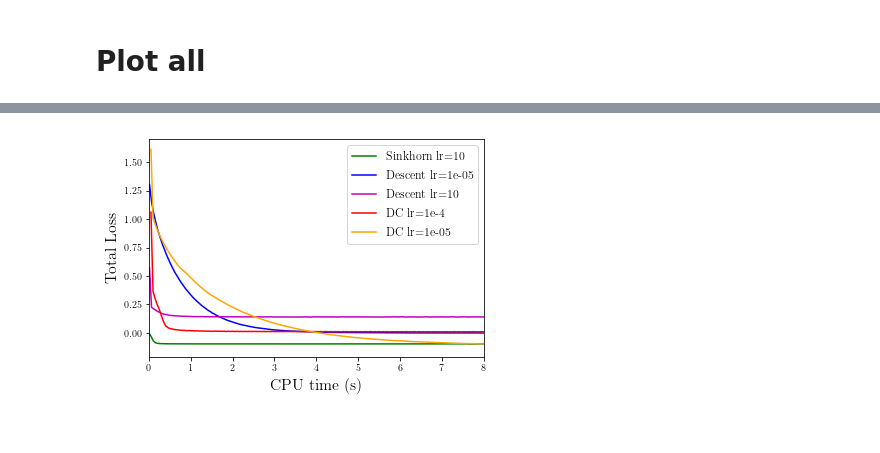
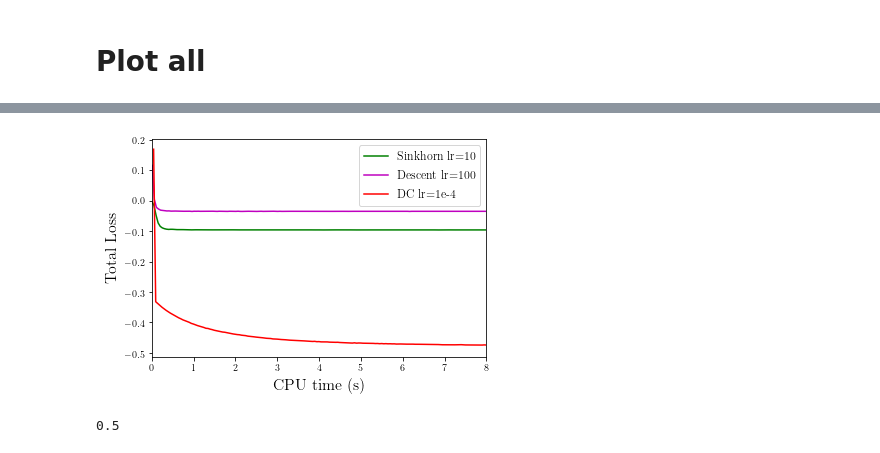
Before and after one commit to eboursier/regularized_private_learning, a Jupyter notebook: parameter_tuning.ipynb, the cells around one changed output, grey strips where cells are left out. Drawn from its saved outputs; the diff is of its cells as text; code cells hidden in the pictures.

Commit message:
add plots

```diff
--- a/parameter_tuning.ipynb
+++ b/parameter_tuning.ipynb
@@ -82,3 +80,5 @@ descentlrrange = [1e-5, 10.]
+# %%
+descentlrrange = [100.]
 # %%
 losses['descent'] = {}
 
@@ -101,8 +101,8 @@ plt.show()
 # %% [markdown]
 # DC
 # %%
-dclrrange = [1e-4, 1e-5]
-dcdualiterrange = [5]
+dclrrange = [1e-4]
+dcdualiterrange = [5.]
 # %%
 losses['dc'] = {}
 for s in itertools.product(dcdualiterrange, dclrrange):
@@ -135,6 +135,19 @@ for dclr in dclrrange:
     plt.show()
 # %% [markdown]
 # Plot all
+# %%
+plt.rcParams.update({
+    "font.family": "serif",  # use serif/main font for text elements
+    "text.usetex": True,     # use inline math for ticks
+    "pgf.rcfonts": False,    # don't setup fonts from rc parameters
+    "pgf.preamble": [
+         "\\usepackage{units}",          # load additional packages
+         "\\usepackage{metalogo}",
+         "\\usepackage{unicode-math}",   # unicode math setup
+         r"\setmathfont{xits-math.otf}",
+         r"\setmainfont{DejaVu Serif}",  # serif font via preamble
+         ]
+})
 # %%
 print(sinkiterrange)
 print(sinklrrange)
@@ -150,36 +163,37 @@ print(dclrrange)
-# %%
-plt.rc('text', usetex=True)
-plt.rc('font', family='serif')
 # %%
 plt.figure()
 
-sinkiter, sinklr = 5, 10.
+sinkiter, sinklr = 5, 10
 h, z = average(np.array(losses['sinkhorn'][(sinkiter, sinklr)]), stepsize=5e-2)
 plt.plot(h, z,'g', label='Sinkhorn lr={}'.format((int)(sinklr)))
 
-descentlr = 1e-5
-h, z = average(np.array(losses['descent'][descentlr]), stepsize=5e-2)
-plt.plot(h,z,'b', label='Descent lr={}'.format(descentlr))
+#descentlr = 1e-5
+#h, z = average(np.array(losses['descent'][descentlr]), stepsize=5e-2)
+#plt.plot(h,z,'b', label='Descent lr={}'.format(descentlr))
 
-descentlr = 10.
+descentlr = 100.
 h, z = average(np.array(losses['descent'][descentlr]), stepsize=5e-2)
 plt.plot(h,z,'m', label='Descent lr={}'.format((int)(descentlr)))
 
 dcdualiter, dclr = 5., 1e-4
 h, z = average(np.array(losses['dc'][(dcdualiter, dclr)]), stepsize=5e-2)
 plt.plot(h, z, 'r', label='DC lr=1e-4')
 
-dcdualiter, dclr = 5, 1e-5
-h, z = average(np.array(losses['dc'][(dcdualiter, dclr)]), stepsize=5e-2)
-plt.plot(h, z, 'orange', label='DC lr={}'.format(dclr))
+#dcdualiter, dclr = 5, 1e-5
+#h, z = average(np.array(losses['dc'][(dcdualiter, dclr)]), stepsize=5e-2)
+#plt.plot(h, z, 'orange', label='DC lr={}'.format(dclr))
 
 plt.legend(fontsize=12)
 plt.xlabel('CPU time (s)',fontsize=16)
 plt.ylabel('Total Loss',fontsize=16)
 plt.xlim(0, 8)
-#plt.ylim(-0.55, 0.5)
+#plt.ylim(-0.2, 0.5)
 #plt.title('{}, Sinkiter = {}'.format(device, sinkiter))
-plt.savefig('figures/lamb{}_K{}_dim{}.png'.format(lamb, K, dim))
+plt.savefig('figures/lamb01_K{}_dim{}.pgf'.format(K, dim))
 plt.show()
 # %% [output]
-[figure, old version]
+[figure, new version]
+# %%
+print(lamb)
+# %% [output]
+0.5
```
Also changed, not shown: parts of 7 cells of this notebook, 2 other files.
